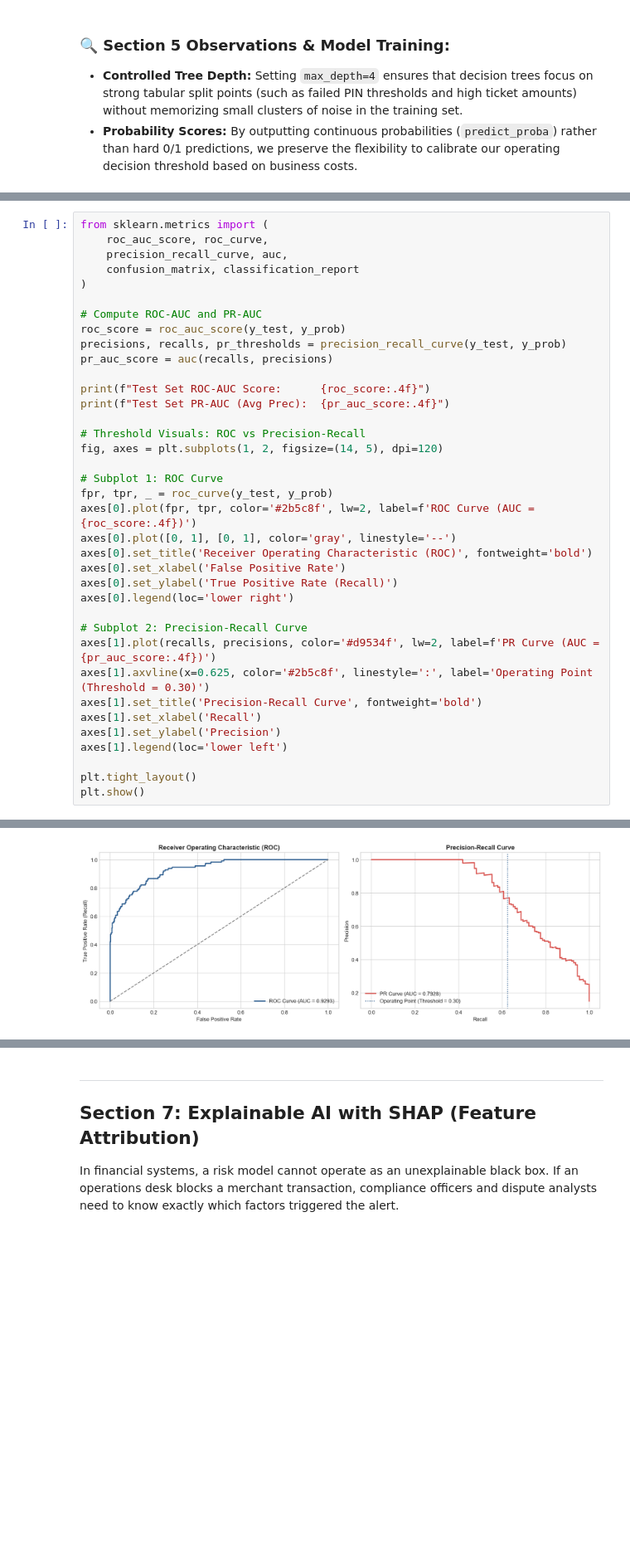
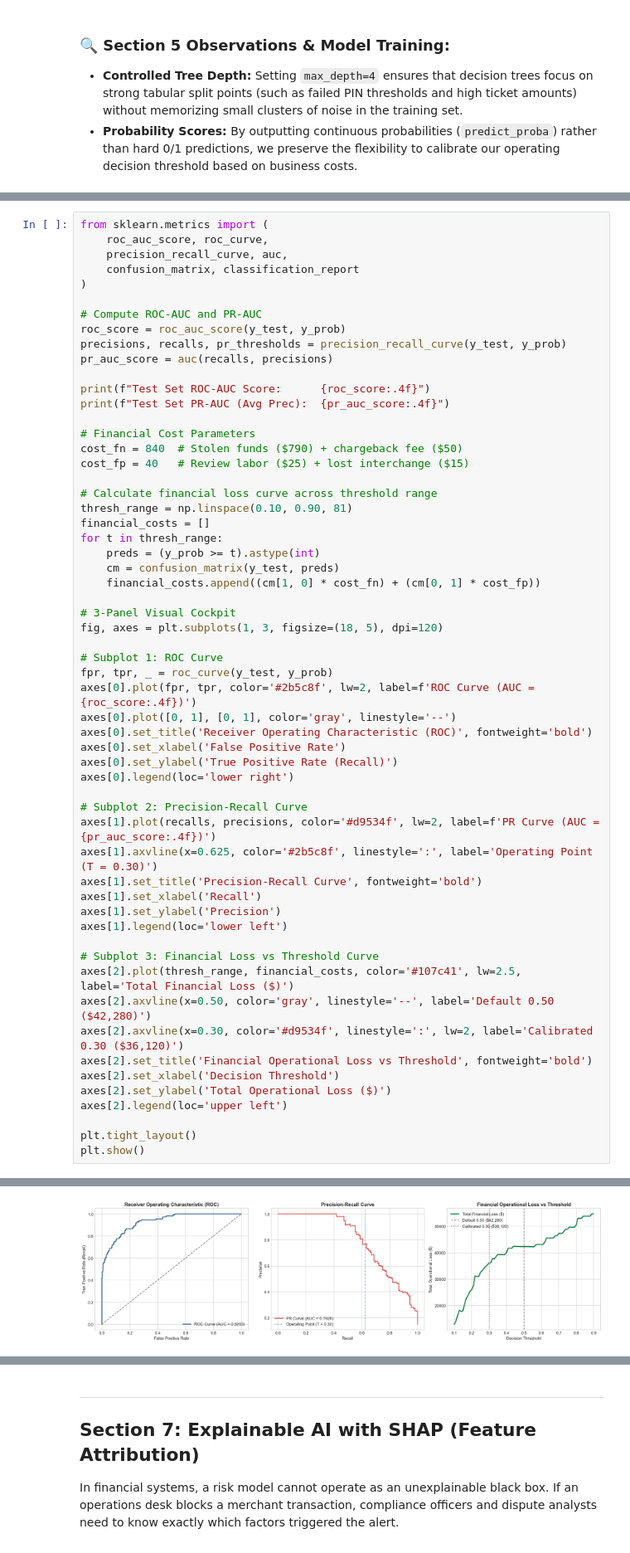
Before and after one commit to Neabem/credit-card-fraud-detection, a Jupyter notebook: Fintech_Fraud_Detection.ipynb, the cells around one changed output, grey strips where cells are left out. Shown at 83% size. Saved outputs shown, nothing was run; the diff lists cells and outputs as text; blank space fills up the shorter version.

Commit message:
docs: integrate financial cost matrix and threshold optimization curve in section 6

```diff
--- a/Fintech_Fraud_Detection.ipynb
+++ b/Fintech_Fraud_Detection.ipynb
@@ -313,35 +316,56 @@ from sklearn.metrics import (
 # Compute ROC-AUC and PR-AUC
 roc_score = roc_auc_score(y_test, y_prob)
 precisions, recalls, pr_thresholds = precision_recall_curve(y_test, y_prob)
 pr_auc_score = auc(recalls, precisions)
 
 print(f"Test Set ROC-AUC Score:      {roc_score:.4f}")
 print(f"Test Set PR-AUC (Avg Prec):  {pr_auc_score:.4f}")
 
-# Threshold Visuals: ROC vs Precision-Recall
-fig, axes = plt.subplots(1, 2, figsize=(14, 5), dpi=120)
+# Financial Cost Parameters
+cost_fn = 840  # Stolen funds ($790) + chargeback fee ($50)
+cost_fp = 40   # Review labor ($25) + lost interchange ($15)
+
+# Calculate financial loss curve across threshold range
+thresh_range = np.linspace(0.10, 0.90, 81)
+financial_costs = []
+for t in thresh_range:
+    preds = (y_prob >= t).astype(int)
+    cm = confusion_matrix(y_test, preds)
+    financial_costs.append((cm[1, 0] * cost_fn) + (cm[0, 1] * cost_fp))
+
+# 3-Panel Visual Cockpit
+fig, axes = plt.subplots(1, 3, figsize=(18, 5), dpi=120)
 
 # Subplot 1: ROC Curve
 fpr, tpr, _ = roc_curve(y_test, y_prob)
 axes[0].plot(fpr, tpr, color='#2b5c8f', lw=2, label=f'ROC Curve (AUC = {roc_score:.4f})')
 axes[0].plot([0, 1], [0, 1], color='gray', linestyle='--')
 axes[0].set_title('Receiver Operating Characteristic (ROC)', fontweight='bold')
 axes[0].set_xlabel('False Positive Rate')
 axes[0].set_ylabel('True Positive Rate (Recall)')
 axes[0].legend(loc='lower right')
 
 # Subplot 2: Precision-Recall Curve
 axes[1].plot(recalls, precisions, color='#d9534f', lw=2, label=f'PR Curve (AUC = {pr_auc_score:.4f})')
-axes[1].axvline(x=0.625, color='#2b5c8f', linestyle=':', label='Operating Point (Threshold = 0.30)')
+axes[1].axvline(x=0.625, color='#2b5c8f', linestyle=':', label='Operating Point (T = 0.30)')
 axes[1].set_title('Precision-Recall Curve', fontweight='bold')
 axes[1].set_xlabel('Recall')
 axes[1].set_ylabel('Precision')
 axes[1].legend(loc='lower left')
 
+# Subplot 3: Financial Loss vs Threshold Curve
+axes[2].plot(thresh_range, financial_costs, color='#107c41', lw=2.5, label='Total Financial Loss ($)')
+axes[2].axvline(x=0.50, color='gray', linestyle='--', label='Default 0.50 ($42,280)')
+axes[2].axvline(x=0.30, color='#d9534f', linestyle=':', lw=2, label='Calibrated 0.30 ($36,120)')
+axes[2].set_title('Financial Operational Loss vs Threshold', fontweight='bold')
+axes[2].set_xlabel('Decision Threshold')
+axes[2].set_ylabel('Total Operational Loss ($)')
+axes[2].legend(loc='upper left')
+
 plt.tight_layout()
 plt.show()
 # %% [output]
 Test Set ROC-AUC Score:      0.9293
 Test Set PR-AUC (Avg Prec):  0.7928
-[figure, old version]
+[figure, new version]
 # %%
```
Also changed, not shown: parts of 6 cells of this notebook, 1 other file.
